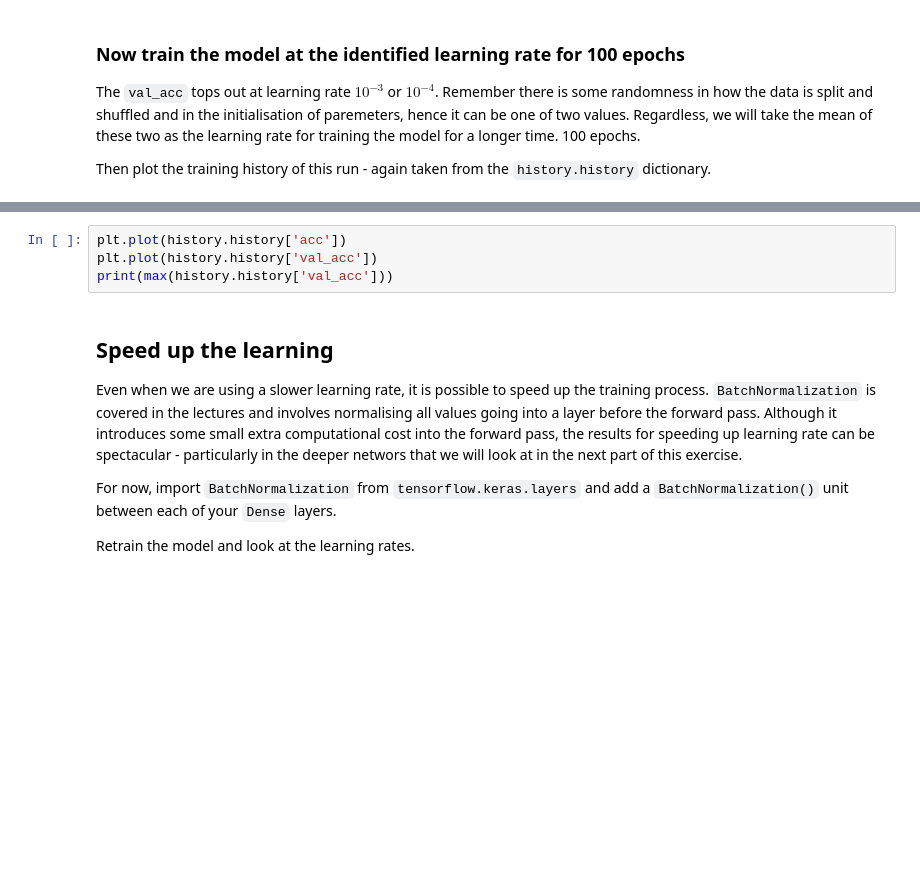
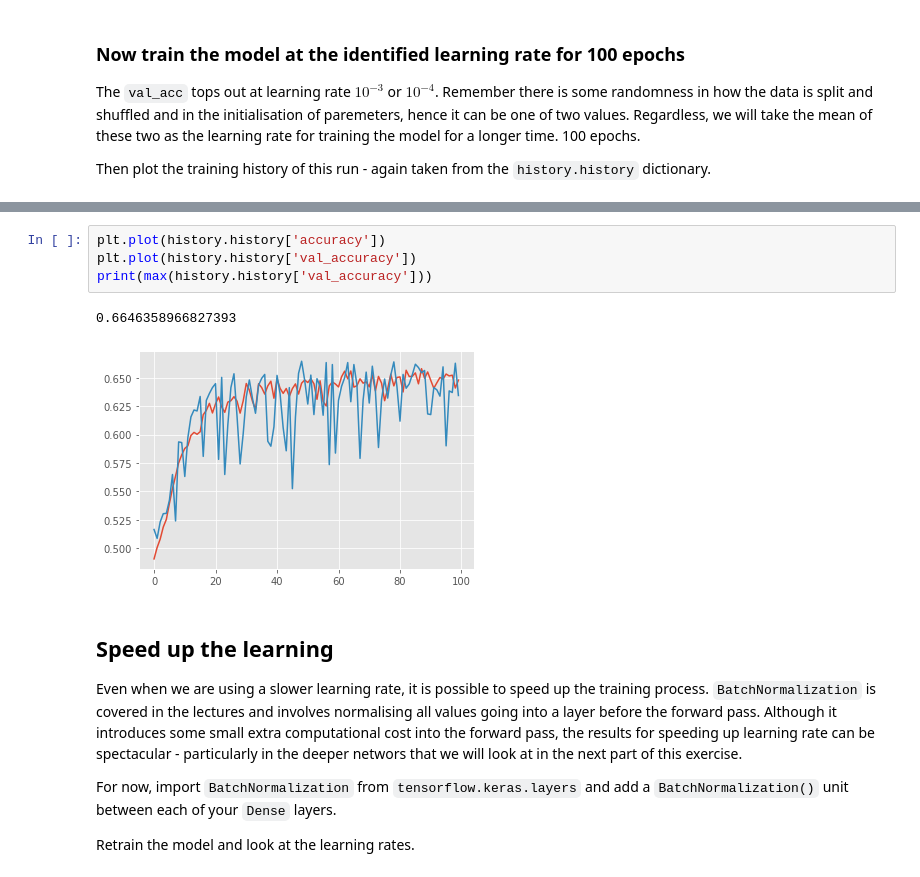
Before and after one commit to stfc-sciml/sciml-workshop, a Jupyter notebook: mlp_lesson_1.ipynb, the cells around one changed output, grey strips where cells are left out. Cells and saved outputs as stored; diff of their text form; blank space fills up the shorter version.

```diff
--- a/mlp_lesson_1.ipynb
+++ b/mlp_lesson_1.ipynb
@@ -290,7 +354,10 @@ history = model.fit(X, y, epochs=100, batch_size=64, validation_split=0.2)
 # %%
-plt.plot(history.history['acc'])
-plt.plot(history.history['val_acc'])
-print(max(history.history['val_acc']))
+plt.plot(history.history['accuracy'])
+plt.plot(history.history['val_accuracy'])
+print(max(history.history['val_accuracy']))
+# %% [output]
+0.6646358966827393
+[figure, added]
 # %% [markdown]
 ## Speed up the learning
 
```
Also changed, not shown: parts of 16 cells of this notebook.
